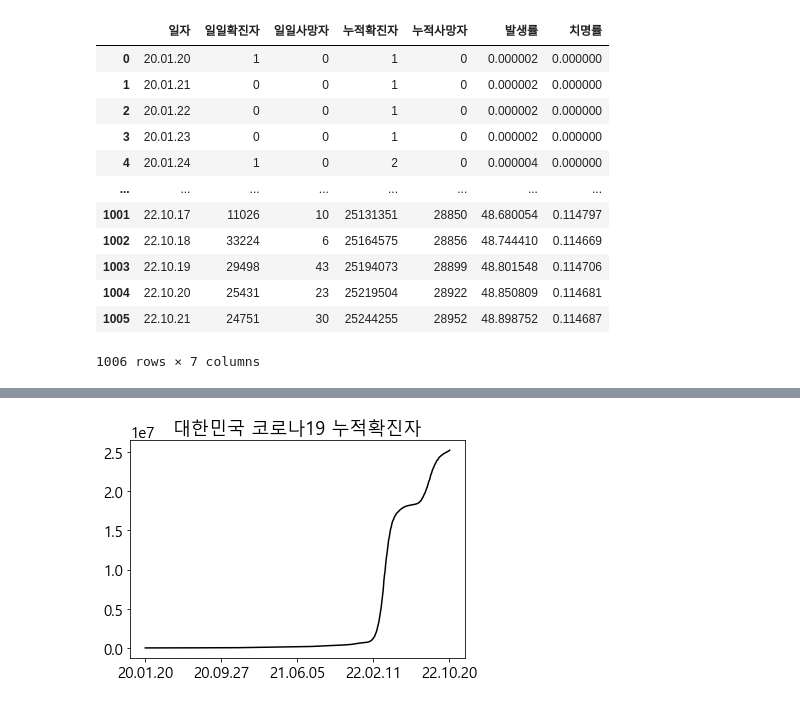
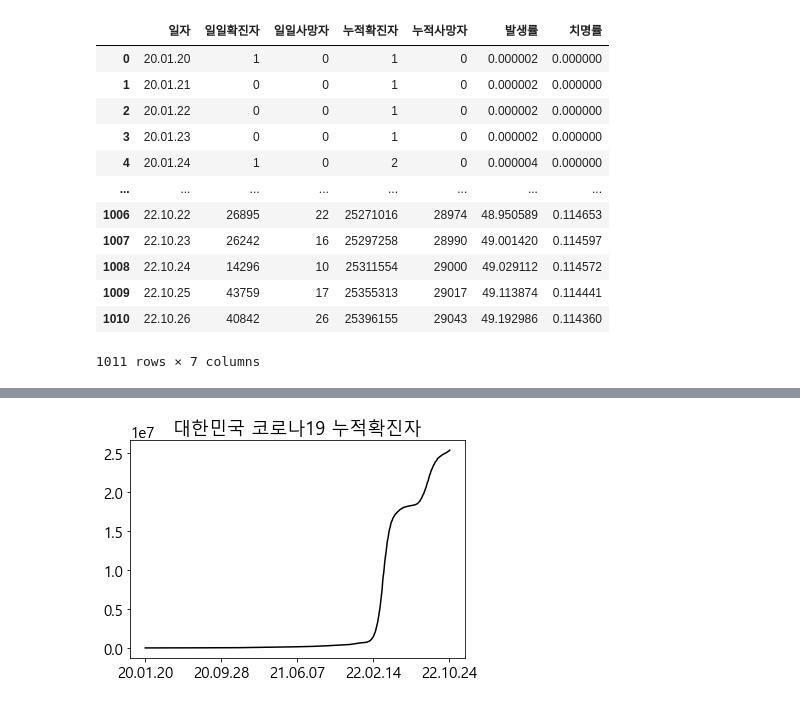
Before and after one commit to cpwoo/ProjectCorona, a Jupyter notebook: ProjectCorona.ipynb, the cells around one changed output, grey strips where cells are left out. Saved outputs shown, nothing was run; the diff lists cells and outputs as text; code cells hidden in the pictures.

```diff
--- a/ProjectCorona.ipynb
+++ b/ProjectCorona.ipynb
@@ -7,30 +7,30 @@ matplotlib.rcParams['axes.unicode_minus'] = False
 # %%
 import pandas as pd
 import numpy as np
-df = pd.read_excel('코로나바이러스감염증-19_확진환자_발생현황_221021.xlsx', skiprows=[0,1,2,3,5])
+df = pd.read_excel('코로나바이러스감염증-19_확진환자_발생현황_221026.xlsx', skiprows=[0,1,2,3,5])
 df.drop(columns=['국내발생(명)', '해외유입(명)'], inplace=True)
 df.rename(columns={'계(명)':'일일확진자', '사망(명)':'일일사망자'}, inplace=True)
 df['일자'] = df['일자'].dt.strftime('%y.%m.%d')
 df.replace('-', 0, inplace=True)
 df['누적확진자'] = df['일일확진자'].cumsum()
 df['누적사망자'] = df['일일사망자'].cumsum()
 df['발생률'] = df['누적확진자'] / 51625561 * 100
 df['치명률'] = df['누적사망자'] / df['누적확진자'] * 100
 df
 # %% [output]
 |  | 일자 | 일일확진자 | 일일사망자 | 누적확진자 | 누적사망자 | 발생률 | 치명률 |
 | 0 | 20.01.20 | 1 | 0 | 1 | 0 | 0.000002 | 0.000000 |
 | 1 | 20.01.21 | 0 | 0 | 1 | 0 | 0.000002 | 0.000000 |
 | 2 | 20.01.22 | 0 | 0 | 1 | 0 | 0.000002 | 0.000000 |
 | 3 | 20.01.23 | 0 | 0 | 1 | 0 | 0.000002 | 0.000000 |
 | 4 | 20.01.24 | 1 | 0 | 2 | 0 | 0.000004 | 0.000000 |
 | ... | ... | ... | ... | ... | ... | ... | ... |
-| 1001 | 22.10.17 | 11026 | 10 | 25131351 | 28850 | 48.680054 | 0.114797 |
-| 1002 | 22.10.18 | 33224 | 6 | 25164575 | 28856 | 48.744410 | 0.114669 |
-| 1003 | 22.10.19 | 29498 | 43 | 25194073 | 28899 | 48.801548 | 0.114706 |
-| 1004 | 22.10.20 | 25431 | 23 | 25219504 | 28922 | 48.850809 | 0.114681 |
-| 1005 | 22.10.21 | 24751 | 30 | 25244255 | 28952 | 48.898752 | 0.114687 |
+| 1006 | 22.10.22 | 26895 | 22 | 25271016 | 28974 | 48.950589 | 0.114653 |
+| 1007 | 22.10.23 | 26242 | 16 | 25297258 | 28990 | 49.001420 | 0.114597 |
+| 1008 | 22.10.24 | 14296 | 10 | 25311554 | 29000 | 49.029112 | 0.114572 |
+| 1009 | 22.10.25 | 43759 | 17 | 25355313 | 29017 | 49.113874 | 0.114441 |
+| 1010 | 22.10.26 | 40842 | 26 | 25396155 | 29043 | 49.192986 | 0.114360 |
-1006 rows × 7 columns
+1011 rows × 7 columns
 # %%
 df30 = df.tail(30)
 df30
```
Also changed, not shown: parts of 7 cells of this notebook, 7 other files.
